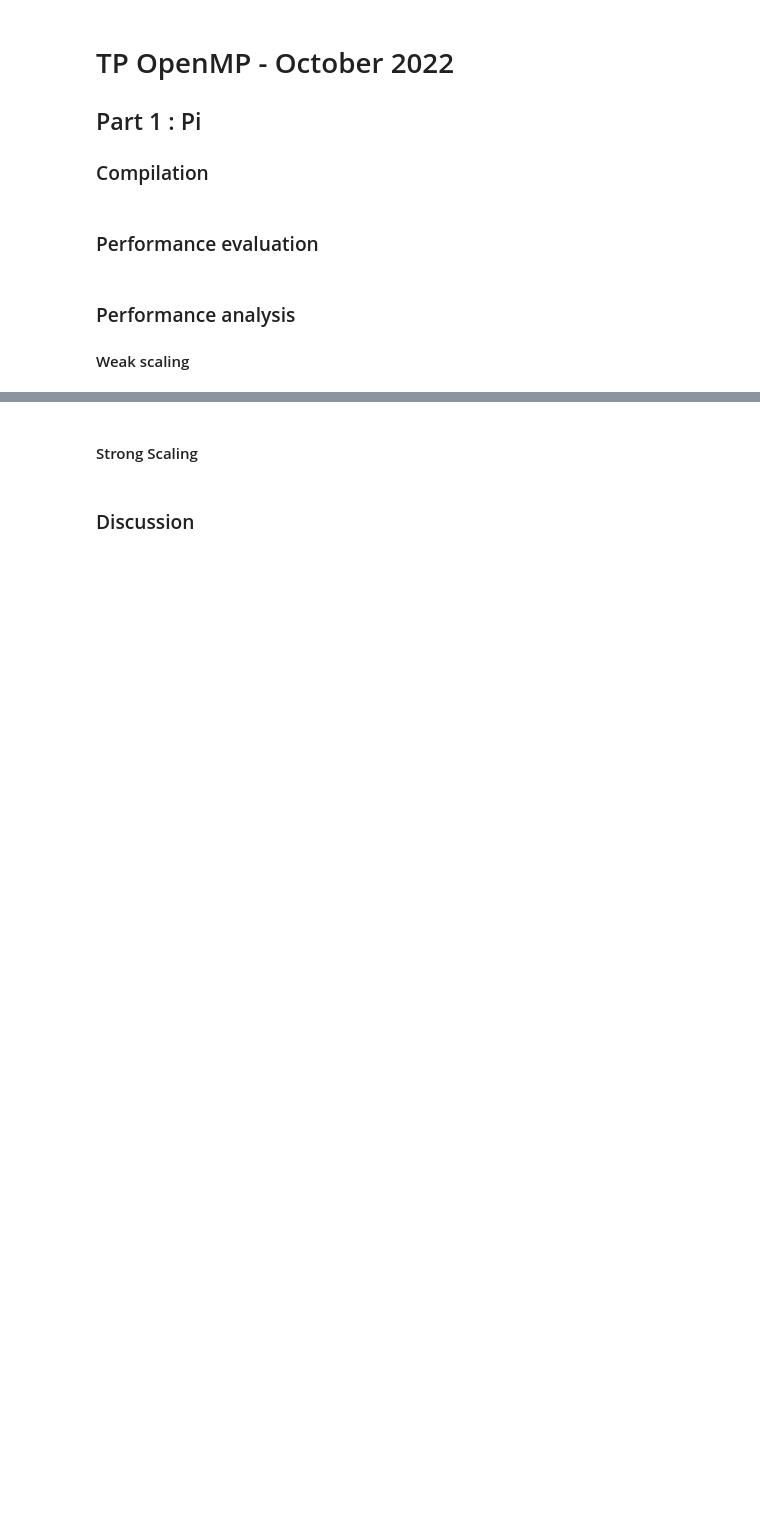
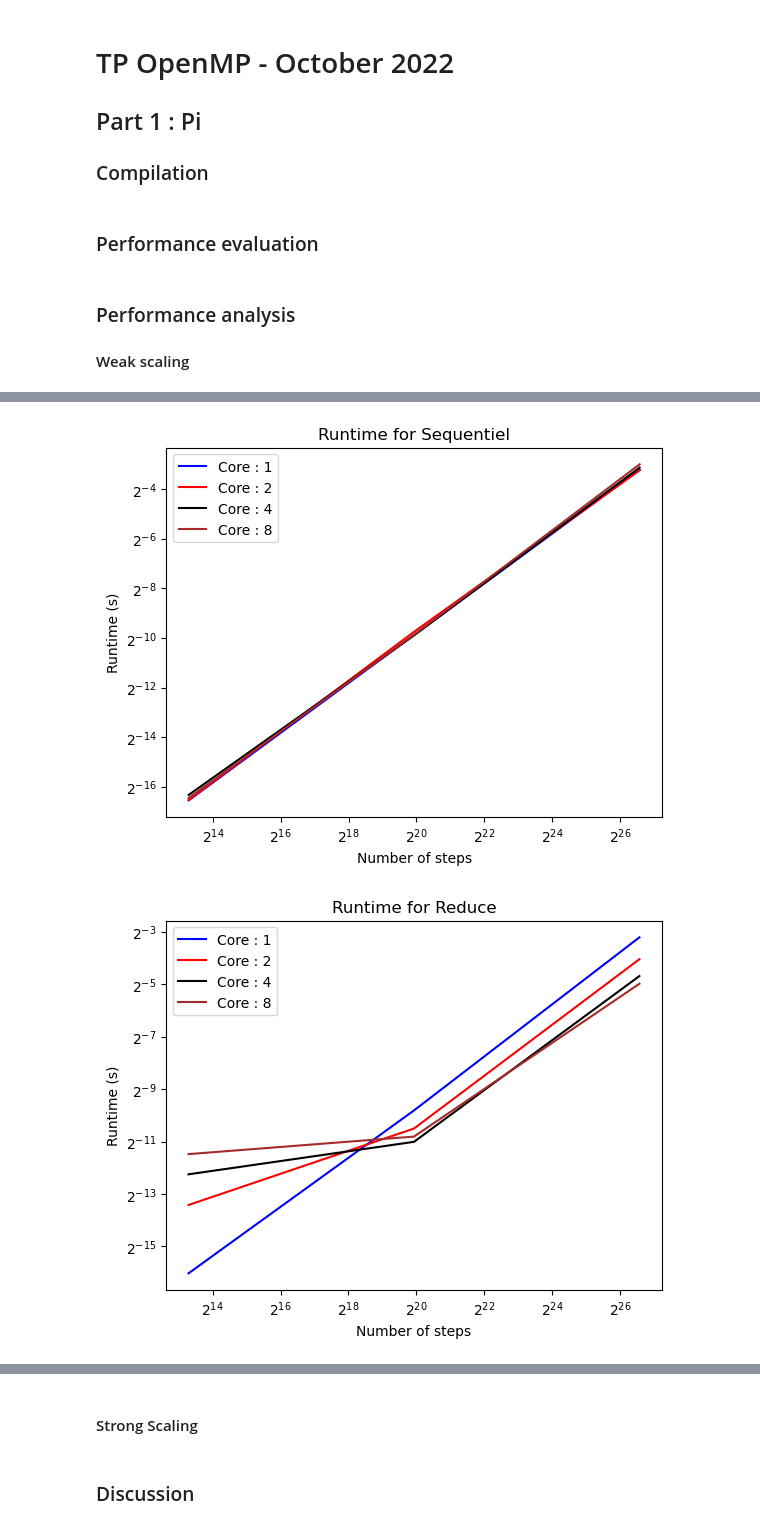
Before and after one commit to fitz35/TP1-openMP, a Jupyter notebook: src/part1/openmp_tp_part-1.ipynb, the cells around one changed output, grey strips where cells are left out. Cells and saved outputs as stored; diff of their text form; code cells hidden in the pictures; blank space fills up the shorter version.

```diff
--- a/src/part1/openmp_tp_part-1.ipynb
+++ b/src/part1/openmp_tp_part-1.ipynb
@@ -10,6 +10,10 @@
 !g++ -o binaries/tp_openmp_part_1_pi_splitArray binaries/tp_openmp_part_1_pi_splitArray.cpp -fopenmp -O3 -march=native
 # %% [markdown]
 ### Performance evaluation
+# %%
+num_steps = [10000, 1000000, 100000000]
+algo_compare = ['Sequentiel', 'Reduce', 'Atomic', 'Critical', 'Split_array']
+nb_core = [1, 2, 4, 8]
 # %%
 import os
 import subprocess
@@ -128,0 +56,39 @@ No artists with labels found to put in legend.  Note that artists whose label st
+# %%
+import matplotlib.pyplot as plt
+import numpy as np
+from numpy import genfromtxt
+
+import pandas as pd
+
+import warnings
+warnings.filterwarnings('ignore')
+
+df = pd.read_csv('../pi_Stats.csv',header=0,dtype={
+                    'version': str,
+                    'nbcore': "int64",
+                    'num_steps' : "int64",
+                    'runtime' : "float64",
+                    'pi' : "float64"
+                 }
+                 )
+
+color_num_steps = {10000 : "blue", 1000000 : "red", 100000000 : "green", 10000000000 : "black"}
+color_algo = {"Sequentiel" : "blue", "Reduce" : "red", "Atomic" : "green", "Critical" : "black", "Split_array" : "orange"}
+color_core = {1 : "blue", 2 : "red", 3 : "green", 4 : "black", 5 : "orange", 6 : "yellow", 7 : "purple", 8 : "brown"}
+# %%
+for algo in algo_compare:
+    df_algo = df[df['version'] == algo]
+    mean = df_algo.groupby(['nbcore', "num_steps"]).mean().reset_index()
+    for core in nb_core:
+        df_core = mean[mean['nbcore'] == core]
+        plt.plot(df_core['num_steps'], df_core['runtime'], color=color_core[core], label="Core : " + str(core))
+    plt.legend()
+    plt.title("Runtime for " + algo)
+    plt.xlabel("Number of steps")
+    plt.ylabel("Runtime (s)")
+    plt.yscale('log')
+    plt.xscale('log')
+    plt.show()
+# %% [output]
+[figure, added]
+[figure, added]
```
Also changed, not shown: parts of 5 cells of this notebook, 14 other files.
